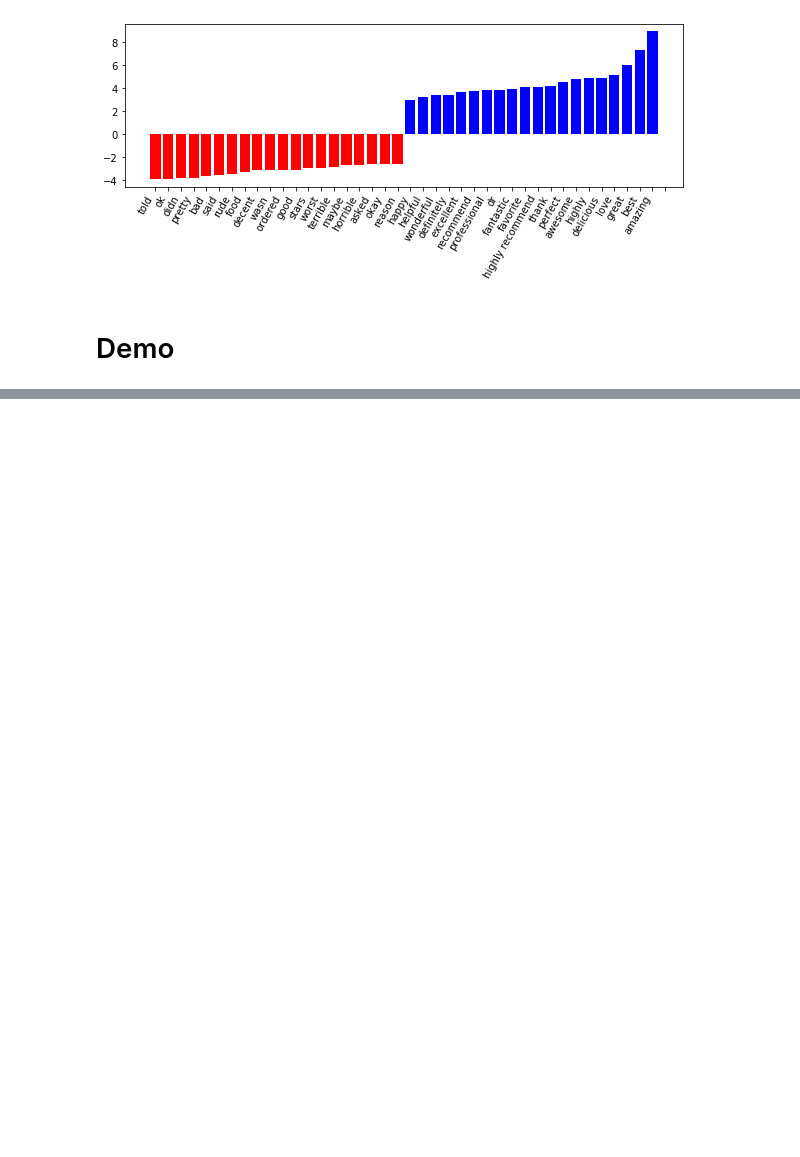
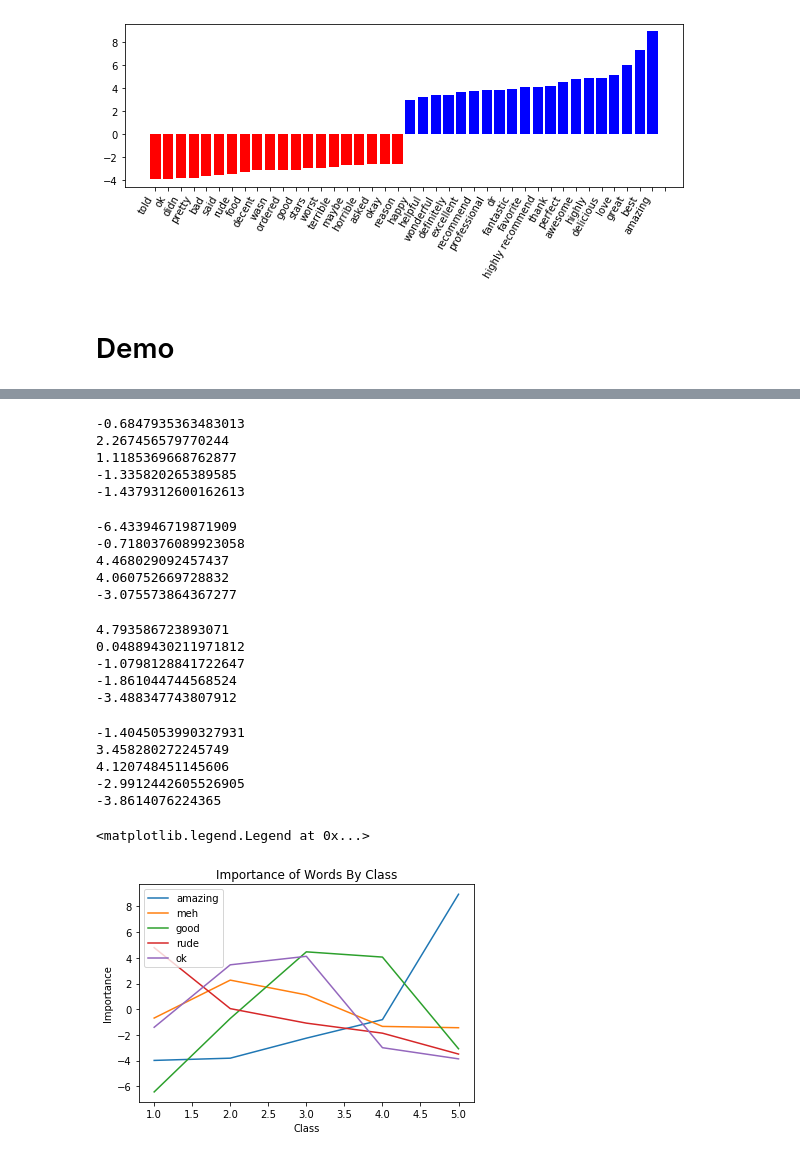
Before and after one commit to bblum1/yelprecs, a Jupyter notebook: Final_Code.ipynb, the cells around one changed output, grey strips where cells are left out. Drawn from its saved outputs; the diff is of its cells as text; code cells hidden in the pictures; blank space fills up the shorter version.

```diff
--- a/Final_Code.ipynb
+++ b/Final_Code.ipynb
@@ -365,0 +535,70 @@ Text(value='')
+# %%
+x_2 = []
+y_2 = []
+for i in range(5):
+    x_2.append(i+1)
+    y_2.append(coef[i][meh])
+    print(coef[i][meh])
+#plot(x_2, y_2);
+#title('Importance of Meh');
+#xlabel('Class');
+#ylabel('Importance');
+#show()
+# %% [output]
+-0.6847935363483013
+2.267456579770244
+1.1185369668762877
+-1.335820265389585
+-1.4379312600162613
+# %%
+x_3 = []
+y_3 = []
+for i in range(5):
+    x_3.append(i+1)
+    y_3.append(coef[i][good])
+    print(coef[i][good])
+#plt.plot(x_3, y_3)
+# %% [output]
+-6.433946719871909
+-0.7180376089923058
+4.468029092457437
+4.060752669728832
+-3.075573864367277
+# %%
+x_4 = []
+y_4 = []
+for i in range(5):
+    x_4.append(i+1)
+    y_4.append(coef[i][rude])
+    print(coef[i][rude])
+#plt.plot(x_4, y_4)
+# %% [output]
+4.793586723893071
+0.04889430211971812
+-1.0798128841722647
+-1.861044744568524
+-3.488347743807912
+# %%
+x_5 = []
+y_5 = []
+for i in range(5):
+    x_5.append(i+1)
+    y_5.append(coef[i][ok])
+    print(coef[i][ok])
+plot(x_1, y_1)
+plot(x_2, y_2)
+plot(x_3, y_3)
+plot(x_4, y_4)
+plot(x_5, y_5)
+title("Importance of Words By Class");
+ylabel("Importance");
+xlabel("Class");
+legend(['amazing','meh','good','rude','ok'])
+# %% [output]
+-1.4045053990327931
+3.458280272245749
+4.120748451145606
+-2.9912442605526905
+-3.8614076224365
+<matplotlib.legend.Legend at 0x...>
+[figure, added]
```
Also changed, not shown: parts of 26 cells of this notebook, 2 other files.
